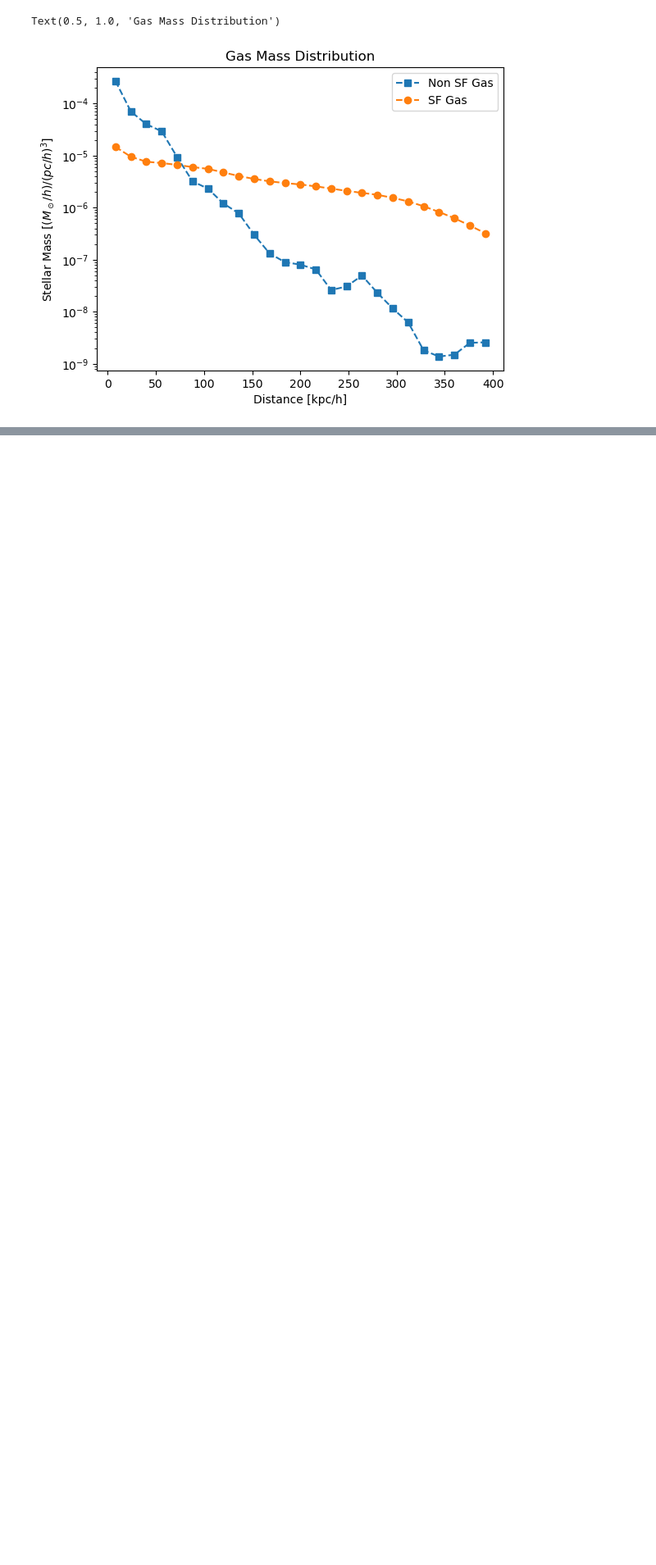
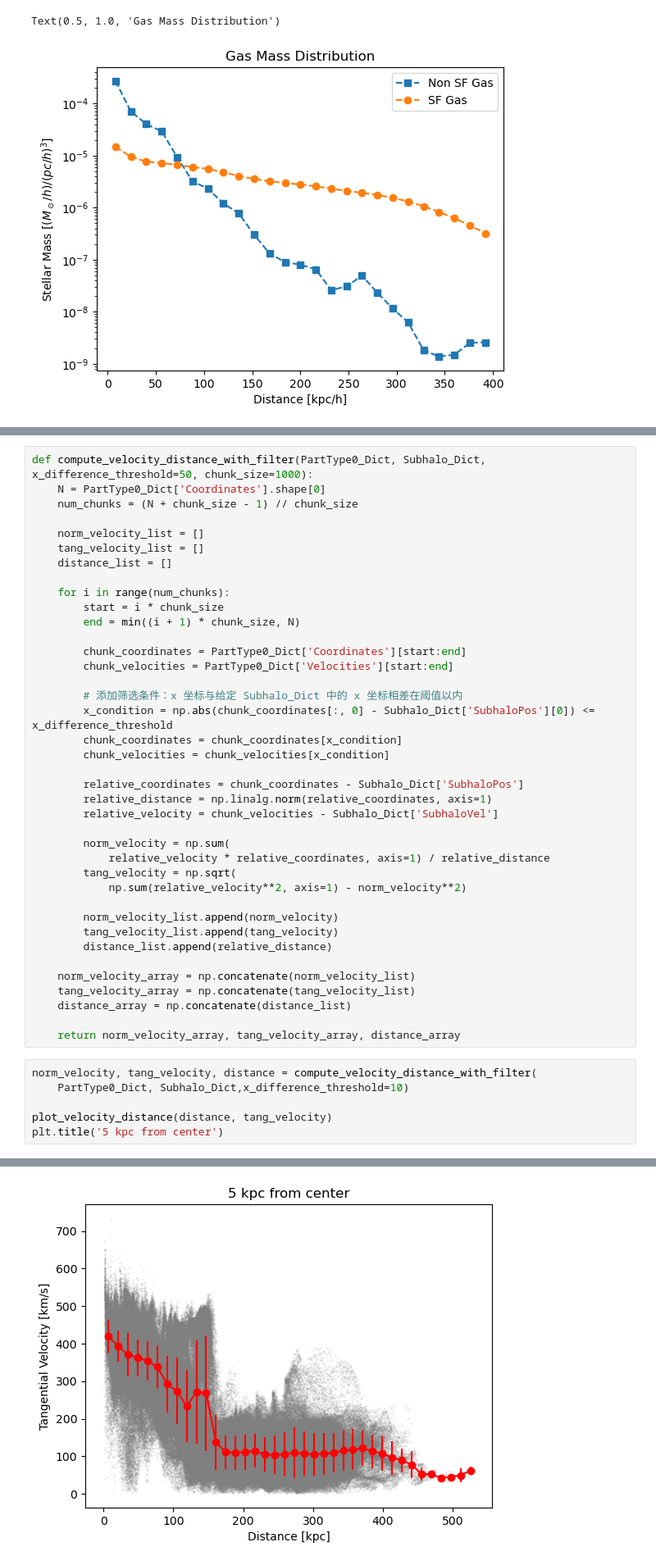
Before and after one commit to XingyaoCai/HI-Clumps, a Jupyter notebook: Galaxy_329508_Profile.ipynb, the cells around one changed output, grey strips where cells are left out. Shown at 82% size. Drawn from its saved outputs; the diff is of its cells as text; blank space fills up the shorter version.

```diff
--- a/Galaxy_329508_Profile.ipynb
+++ b/Galaxy_329508_Profile.ipynb
@@ -115,0 +274,46 @@ array([0.30753136, 0.37469202, 0.5165472 , ..., 0.42320442, 0.23684102,
+# %%
+def compute_velocity_distance_with_filter(PartType0_Dict, Subhalo_Dict, x_difference_threshold=50, chunk_size=1000):
+    N = PartType0_Dict['Coordinates'].shape[0]
+    num_chunks = (N + chunk_size - 1) // chunk_size
+
+    norm_velocity_list = []
+    tang_velocity_list = []
+    distance_list = []
+
+    for i in range(num_chunks):
+        start = i * chunk_size
+        end = min((i + 1) * chunk_size, N)
+
+        chunk_coordinates = PartType0_Dict['Coordinates'][start:end]
+        chunk_velocities = PartType0_Dict['Velocities'][start:end]
+
+        # 添加筛选条件：x 坐标与给定 Subhalo_Dict 中的 x 坐标相差在阈值以内
+        x_condition = np.abs(chunk_coordinates[:, 0] - Subhalo_Dict['SubhaloPos'][0]) <= x_difference_threshold
+        chunk_coordinates = chunk_coordinates[x_condition]
+        chunk_velocities = chunk_velocities[x_condition]
+
+        relative_coordinates = chunk_coordinates - Subhalo_Dict['SubhaloPos']
+        relative_distance = np.linalg.norm(relative_coordinates, axis=1)
+        relative_velocity = chunk_velocities - Subhalo_Dict['SubhaloVel']
+
+        norm_velocity = np.sum(
+            relative_velocity * relative_coordinates, axis=1) / relative_distance
+        tang_velocity = np.sqrt(
+            np.sum(relative_velocity**2, axis=1) - norm_velocity**2)
+
+        norm_velocity_list.append(norm_velocity)
+        tang_velocity_list.append(tang_velocity)
+        distance_list.append(relative_distance)
+
+    norm_velocity_array = np.concatenate(norm_velocity_list)
+    tang_velocity_array = np.concatenate(tang_velocity_list)
+    distance_array = np.concatenate(distance_list)
+
+    return norm_velocity_array, tang_velocity_array, distance_array
+# %%
+norm_velocity, tang_velocity, distance = compute_velocity_distance_with_filter(
+    PartType0_Dict, Subhalo_Dict,x_difference_threshold=10)
+
+plot_velocity_distance(distance, tang_velocity)
+plt.title('5 kpc from center')
+# %% [output]
@@ -115,0 +321 @@ array([0.30753136, 0.37469202, 0.5165472 , ..., 0.42320442, 0.23684102,
+[figure, added]
```
Also changed, not shown: parts of 26 cells of this notebook.
